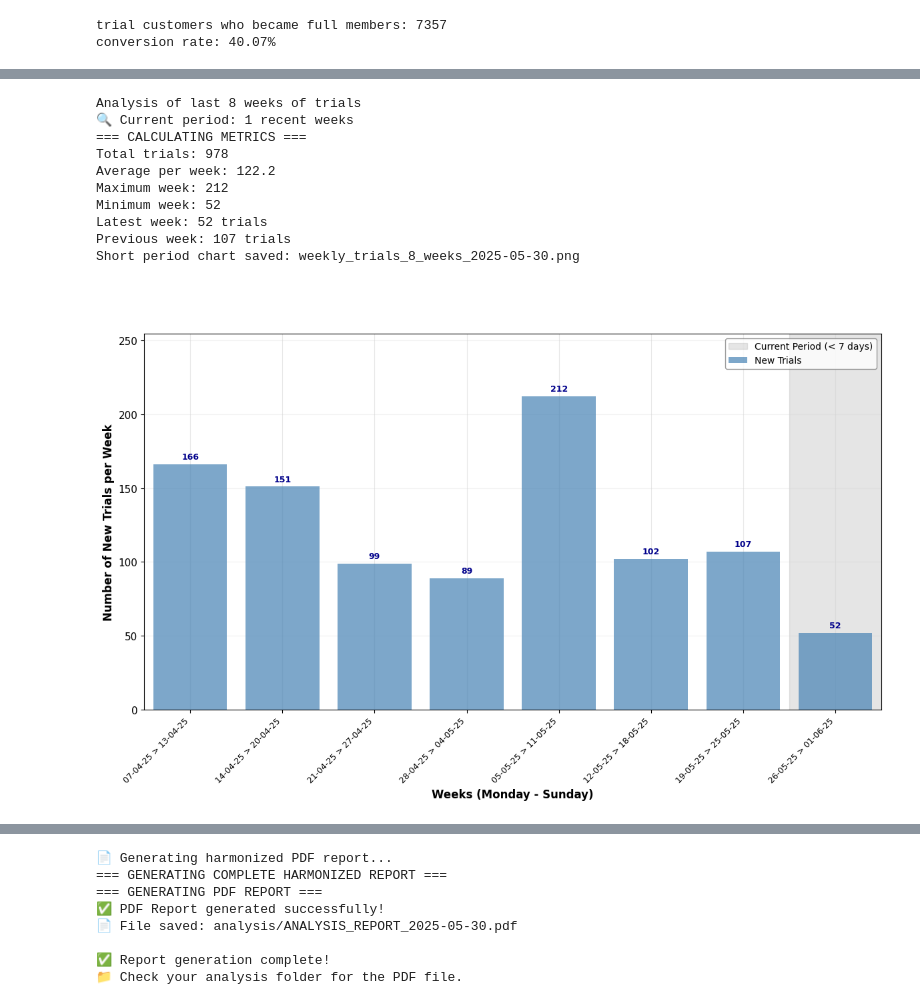
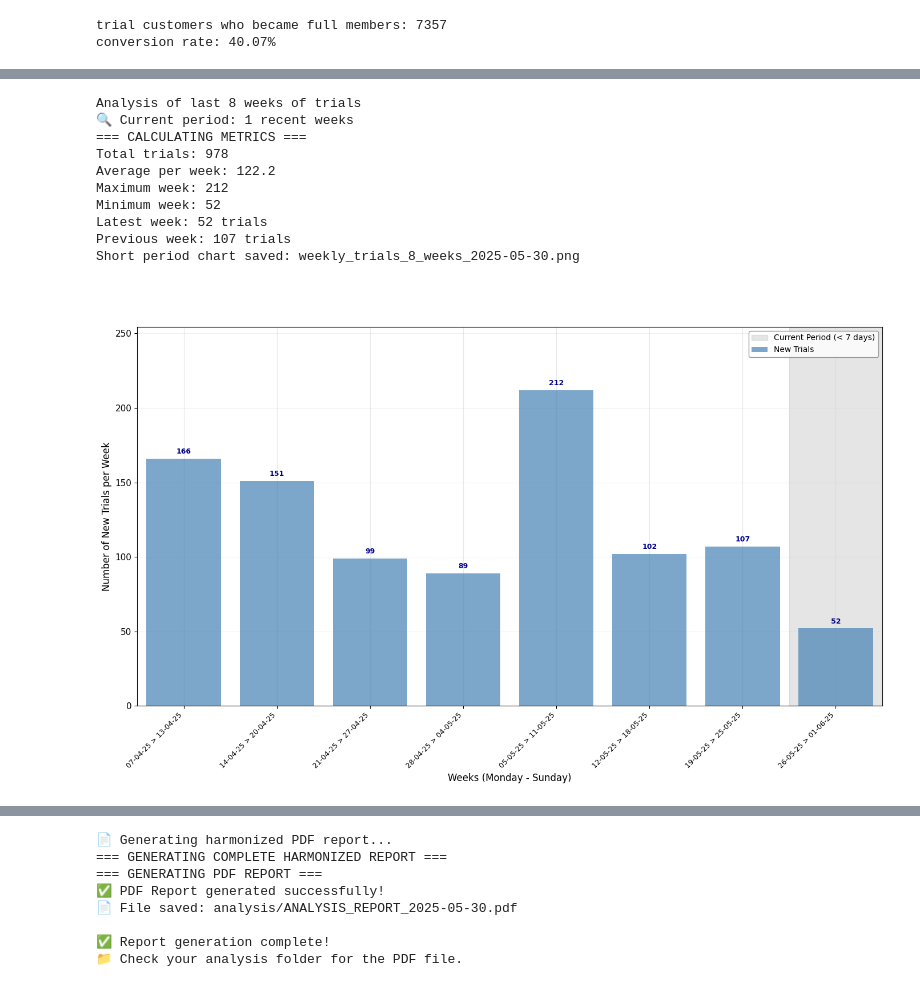
Before and after one commit to 75016paris/dishpatch-app, a Jupyter notebook: claude.ipynb, the cells around one changed output, grey strips where cells are left out. Drawn from its saved outputs; the diff is of its cells as text; code cells hidden in the pictures.

```diff
--- a/claude.ipynb
+++ b/claude.ipynb
@@ -1660,7 +1659,7 @@ def plot_weekly_trials_8_weeks(cus_df, today_date, num_weeks=8):
                    for date in full_date_range]
 
     # === CREATE CHART - SHORT PERIOD ===
-    fig, ax = plt.subplots(1, 1, figsize=(12, 8))
+    fig, ax = plt.subplots(1, 1, figsize=(14, 9))
 
     # === BARPLOT ===
     bars = ax.bar(x_pos, weekly_trials, label='New Trials',
@@ -1673,8 +1672,8 @@ def plot_weekly_trials_8_weeks(cus_df, today_date, num_weeks=8):
                    ha='center', va='bottom', fontsize=9, color='darkblue', fontweight='bold')
 
     # === AXIS CONFIGURATION ===
-    ax.set_ylabel('Number of New Trials per Week', fontsize=12, fontweight='bold')
-    ax.set_xlabel('Weeks (Monday - Sunday)', fontsize=12, fontweight='bold')
+    ax.set_ylabel('Number of New Trials per Week', fontsize=12)
+    ax.set_xlabel('Weeks (Monday - Sunday)', fontsize=12)
 
     # === VISUAL CONFIGURATION (même style que les autres fonctions) ===
     ax.grid(True, alpha=0.3, axis='y')
@@ -1740,34 +1739,34 @@ def plot_weekly_trials_8_weeks(cus_df, today_date, num_weeks=8):
     plt.savefig(os.path.join(analysis_dir, filename), dpi=300, bbox_inches='tight')
 
     print(f"Short period chart saved: {filename}")
     plt.show()
 
     return {
         'total_trials': total_trials,
         'average_per_week': avg_trials,
         'max_week': max_trials,
         'min_week': min_trials,
         'latest_week': weekly_trials.iloc[-1] if len(weekly_trials) > 0 else 0,
         'num_weeks': num_weeks,
         'weekly_data': weekly_trials.tolist(),
         'weekly_trials_series': weekly_trials
     }
 
 
 # Utilisation
 trials_metrics_8w = plot_weekly_trials_8_weeks(sub_df, today_date, num_weeks=8)
 # %% [output]
 Analysis of last 8 weeks of trials
 🔍 Current period: 1 recent weeks
 === CALCULATING METRICS ===
 Total trials: 978
 Average per week: 122.2
 Maximum week: 212
 Minimum week: 52
 Latest week: 52 trials
 Previous week: 107 trials
 Short period chart saved: weekly_trials_8_weeks_2025-05-30.png
-[figure, old version]
+[figure, new version]
 # %%
 def plot_cohort_conversion_funnel(cus_df, today_date):
     """
```
Also changed, not shown: parts of 13 cells of this notebook, 41 other files.
